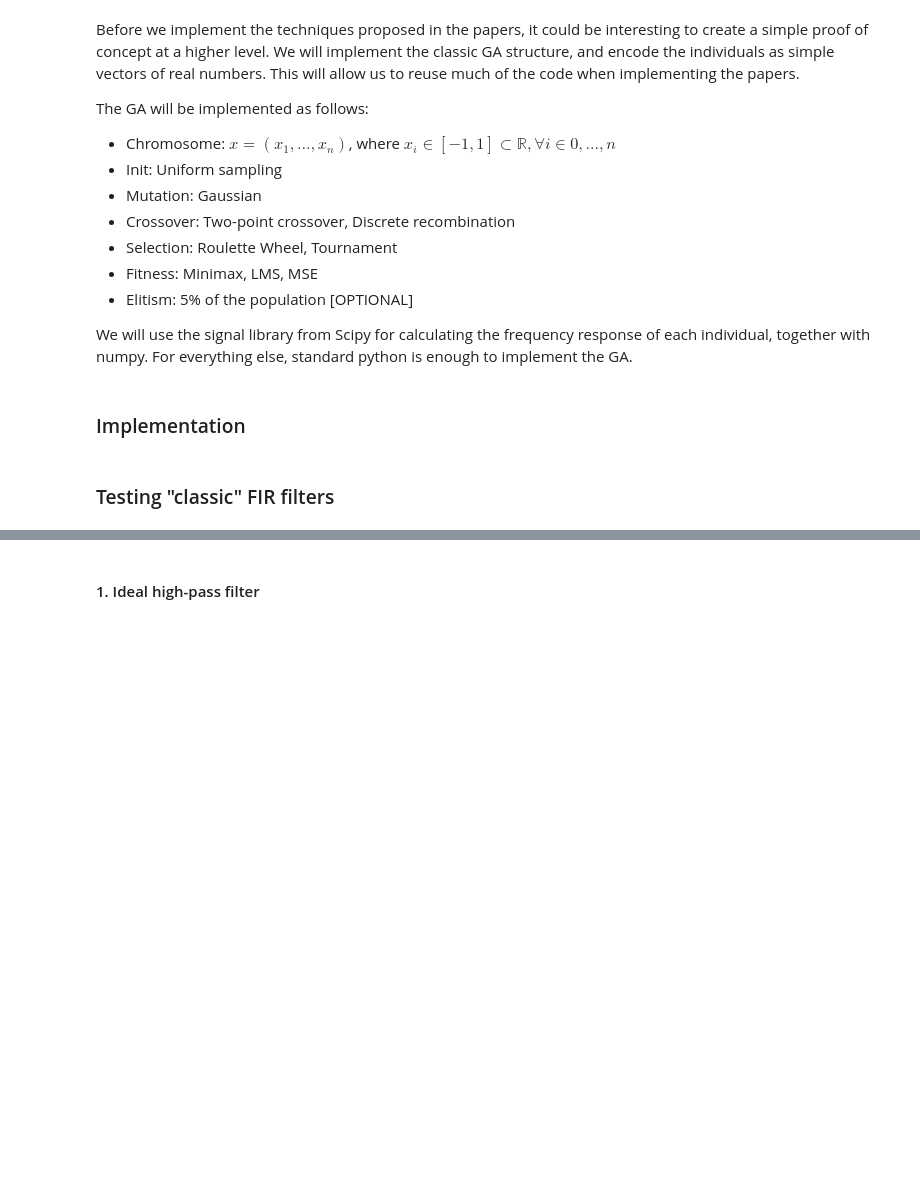
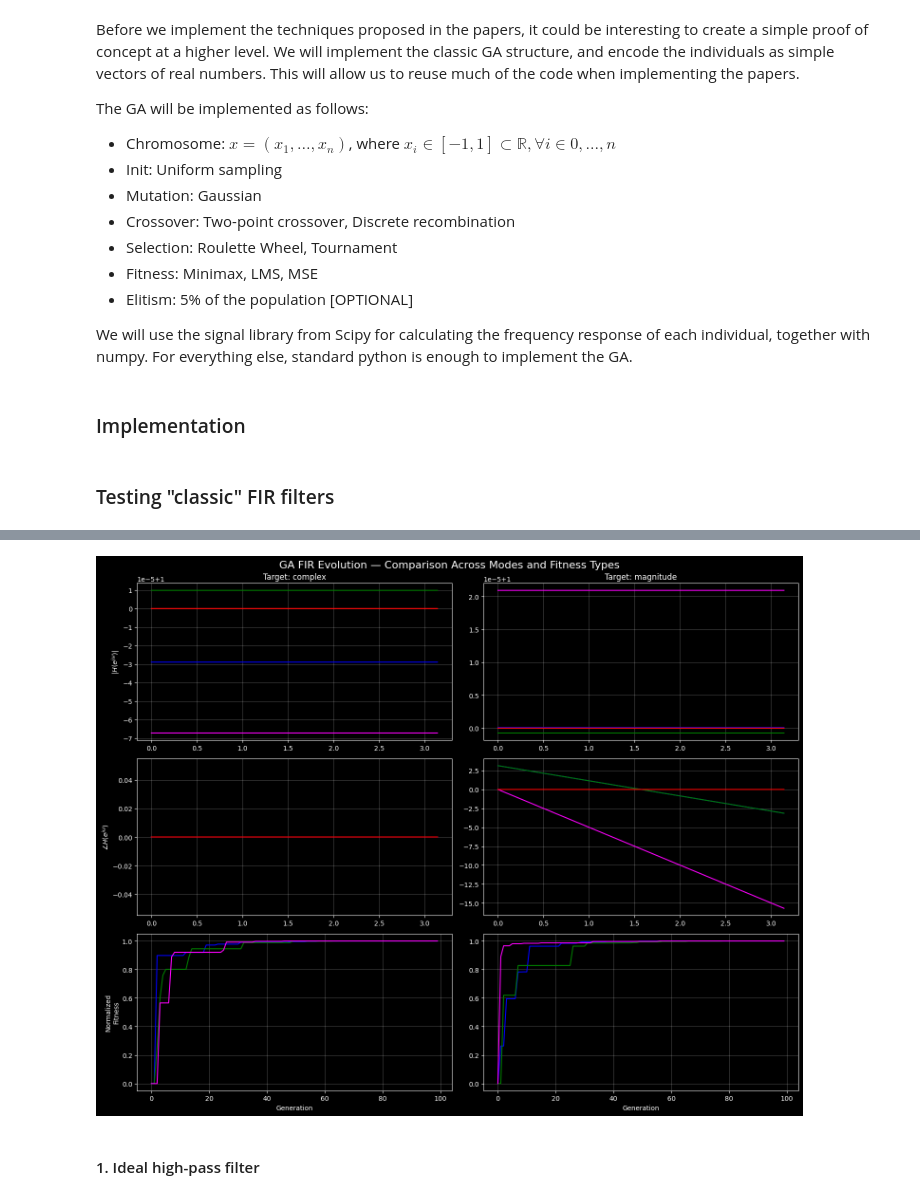
Before and after one commit to simdeistud/optimization-ai, a Jupyter notebook: EXAM PROJECT/project.ipynb, the cells around one changed output, grey strips where cells are left out. Drawn from its saved outputs; the diff is of its cells as text; code cells hidden in the pictures; blank space fills up the shorter version.

Commit message:
Improved visualization, added new examples

```diff
--- a/EXAM PROJECT/project.ipynb
+++ b/EXAM PROJECT/project.ipynb
@@ -131,11 +150,11 @@ def selection(pop, n_pop, fitness, target, strategy=roulette_selection):
 # %%
-def GA(n_pop, generations, order, target, fitness, elitism=False):
+def GA(n_pop, generations, order, target, fitness, elitism=False, mode="complex"):
     best = []
     elites_n = int(n_pop / 100 * 5) if elitism else 0
     # Population initialization
     pop = init_pop(order, n_pop)
     for _ in range(generations):
-        pop.sort(key=lambda x : fitness(x, target), reverse=True)
+        pop.sort(key=lambda x : fitness(x, target, mode), reverse=True)
         elites = pop[:elites_n]
         best.append(pop[0])
         for _ in range(n_pop):
@@ -145,7 +164,7 @@ def GA(n_pop, generations, order, target, fitness, elitism=False):
             child2 = mut(cross(parent2, parent1))
             pop.append(child1)
             pop.append(child2)
-        pop = selection(pop, n_pop-elites_n, fitness, target)
+        pop = selection(pop, n_pop-elites_n, fitness, target, mode)
         pop.extend(elites)
     return best
 # %% [markdown]
@@ -248,0 +198,9 @@ plt.show()
+# %%
+results = {}   # results[(mode, metric)] = list of best individuals
+for mode in modes:
+    print(f"Running GA mode = {mode} ...")
+    results[(mode, "minimax")] = GA(n_pop, generations, order, target, minimax_fit, elitism=True, mode=mode)
+    results[(mode, "lms")]     = GA(n_pop, generations, order, target, lms_fit,     elitism=True, mode=mode)
+    results[(mode, "mse")]     = GA(n_pop, generations, order, target, mse_fit,     elitism=True, mode=mode)
+
+print("✓ GA runs completed.")
@@ -249,3 +211,88 @@ plt.show()
+# %%
+# ================================================================
+# 3. Create figure: 3 rows × 3 columns
+# Columns = ["complex", "magnitude", "phase"]
+# Rows    = ["Magnitude", "Phase", "Fitness"]
+# ================================================================
+fig, axes = plt.subplots(nrows=3, ncols=len(modes), figsize=(15, 12), sharex=False)
+fig.suptitle("GA FIR Evolution — Comparison Across Modes and Fitness Types", fontsize=16)
+
+# ================================================================
+# 4. Fill plots per mode (column)
+# ================================================================
+for col, mode in enumerate(modes):
+
+    # ------------------------------------------------------------
+    # Get final individuals for each metric
+    # ------------------------------------------------------------
+    b_minimax = results[(mode, "minimax")][-1]
+    b_lms     = results[(mode, "lms")][-1]
+    b_mse     = results[(mode, "mse")][-1]
+
+    # Frequency responses
+    w, H_minimax, Ht = compute_FR(b_minimax)
+    _, H_lms, _      = compute_FR(b_lms)
+    _, H_mse, _      = compute_FR(b_mse)
+
+    mag_minimax = np.abs(H_minimax)
+    mag_lms     = np.abs(H_lms)
+    mag_mse     = np.abs(H_mse)
+    mag_tgt     = np.abs(Ht)
+
+    ph_minimax = np.unwrap(np.angle(H_minimax))
+    ph_lms     = np.unwrap(np.angle(H_lms))
+    ph_mse     = np.unwrap(np.angle(H_mse))
+    ph_tgt     = np.unwrap(np.angle(Ht))
+
+    # ------------------------------------------------------------
+    # Fitness histories
+    # ------------------------------------------------------------
+    fit_minimax = normalize([minimax_fit(b, target, mode=mode) for b in results[(mode, "minimax")]])
+    fit_lms     = normalize([lms_fit(b, target, mode=mode)     for b in results[(mode, "lms")]])
+    fit_mse     = normalize([mse_fit(b, target, mode=mode)     for b in results[(mode, "mse")]])
+    gens = np.arange(len(fit_minimax))
+
+    # ------------------------------------------------------------
+    # Row 1 — Magnitude
+    # ------------------------------------------------------------
+    ax = axes[0, col]
+    ax.plot(w, mag_minimax, color='blue', label="minimax")
+    ax.plot(w, mag_lms,     color='green', label="lms")
+    ax.plot(w, mag_mse,     color='magenta', label="mse")
+    ax.plot(w, mag_tgt,     color='red', label="target")
+    ax.grid(True, alpha=0.3)
+    if col == 0:
+        ax.set_ylabel(r'$|H(e^{j\omega})|$')
+    ax.set_title(f"Target: {mode}")
+
+    # ------------------------------------------------------------
+    # Row 2 — Phase
+    # ------------------------------------------------------------
+    ax = axes[1, col]
+    ax.plot(w, ph_minimax, color='blue')
+    ax.plot(w, ph_lms,     color='green')
+    ax.plot(w, ph_mse,     color='magenta')
+    ax.plot(w, ph_tgt,     color='red')
+    ax.grid(True, alpha=0.3)
+    if col == 0:
+        ax.set_ylabel(r'$ \angle H(e^{j\omega})$')
+
+    # ------------------------------------------------------------
+    # Row 3 — Fitness
+    # ------------------------------------------------------------
+    ax = axes[2, col]
+    ax.plot(gens, fit_minimax, color='blue', label="minimax")
+    ax.plot(gens, fit_lms,     color='green', label="lms")
+    ax.plot(gens, fit_mse,     color='magenta', label="mse")
+    ax.set_xlabel("Generation")
+    if col == 0:
+        ax.set_ylabel("Normalized\nFitness")
+    ax.grid(True, alpha=0.3)
+
+plt.tight_layout()
+plt.show()
+# %% [output]
+[figure, added]
 # %% [markdown]
 #### 1. Ideal high-pass filter
 # %%
```
Also changed, not shown: parts of 30 cells of this notebook.
